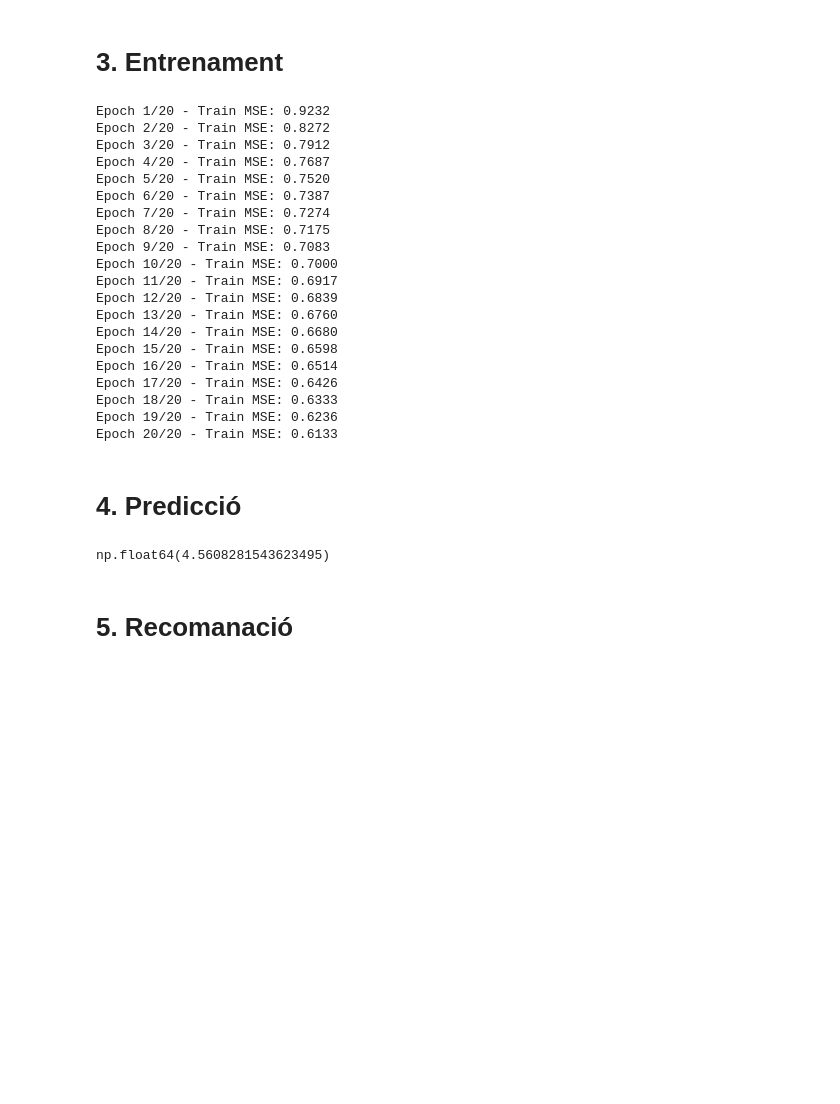
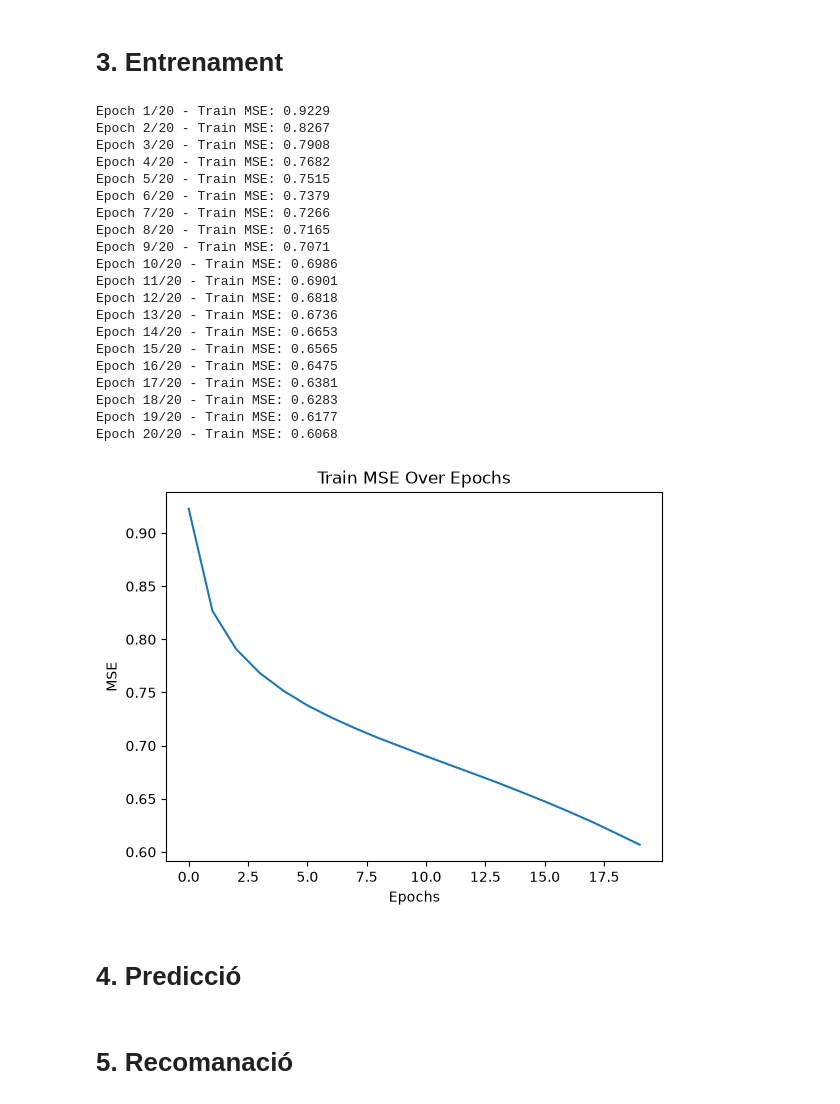
Before and after one commit to marcvergees/TNUI-P2, a Jupyter notebook: notebooks/notebook.ipynb, the cells around one changed output. Cells and saved outputs as stored; diff of their text form; code cells hidden in the pictures; blank space fills up the shorter version.

```diff
--- a/notebooks/notebook.ipynb
+++ b/notebooks/notebook.ipynb
@@ -160,7 +160,7 @@ epochs = 20
 lambda_ = 0.02
 lr = 0.005
 
-# 1. Creació dels mapatges d'índexs únics sobre el train
+# 1. Creació dels mapatges d'índexs únics
 unique_users = ratings_train_set['userId'].unique()
 unique_movies = ratings_train_set['movieId'].unique()
 
@@ -183,58 +183,70 @@ movies_arr = ratings_train_set['movieId'].map(movie2idx).to_numpy()
 ratings_arr = ratings_train_set['rating'].to_numpy()
 
 n_samples = len(ratings_arr)
+
+train_mse_list = []
 
 # 3. Bucle d'entrenament
 for epoch in range(epochs):
     # Permutació d'índexs per fer el shuffle súper ràpid
     indices = np.random.permutation(n_samples)
 
     epoch_loss = 0
 
     for idx in indices:
         u = users_arr[idx]
         i = movies_arr[idx]
         r_ui = ratings_arr[idx]
 
         # Predicció i error
         r_ui_barret = mu + b_u[u] + b_i[i] + np.dot(P[u], Q[i])
         e_ui = r_ui - r_ui_barret
 
         # Guardem còpia del vector original abans d'actualitzar P
         P_u_old = P[u].copy()
 
         # Actualització amb SGD
         b_u[u] += lr * (e_ui - lambda_ * b_u[u])
         b_i[i] += lr * (e_ui - lambda_ * b_i[i])
         P[u] += lr * (e_ui * Q[i] - lambda_ * P_u_old)
         Q[i] += lr * (e_ui * P_u_old - lambda_ * Q[i])
 
         # Acumular error quadràtic pur (MSE)
         epoch_loss += e_ui ** 2
 
     train_mse = epoch_loss / n_samples
+    train_mse_list.append(train_mse)
     print(f'Epoch {epoch + 1}/{epochs} - Train MSE: {train_mse:.4f}')
+
+import matplotlib.pyplot as plt
+
+plt.plot(train_mse_list)
+plt.title('Train MSE Over Epochs')
+plt.xlabel('Epochs')
+plt.ylabel('MSE')
+plt.show()
 # %% [output]
-Epoch 1/20 - Train MSE: 0.9232
-Epoch 2/20 - Train MSE: 0.8272
-Epoch 3/20 - Train MSE: 0.7912
-Epoch 4/20 - Train MSE: 0.7687
-Epoch 5/20 - Train MSE: 0.7520
-Epoch 6/20 - Train MSE: 0.7387
-Epoch 7/20 - Train MSE: 0.7274
-Epoch 8/20 - Train MSE: 0.7175
-Epoch 9/20 - Train MSE: 0.7083
-Epoch 10/20 - Train MSE: 0.7000
-Epoch 11/20 - Train MSE: 0.6917
-Epoch 12/20 - Train MSE: 0.6839
-Epoch 13/20 - Train MSE: 0.6760
-Epoch 14/20 - Train MSE: 0.6680
-Epoch 15/20 - Train MSE: 0.6598
-Epoch 16/20 - Train MSE: 0.6514
-Epoch 17/20 - Train MSE: 0.6426
-Epoch 18/20 - Train MSE: 0.6333
-Epoch 19/20 - Train MSE: 0.6236
-Epoch 20/20 - Train MSE: 0.6133
+Epoch 1/20 - Train MSE: 0.9229
+Epoch 2/20 - Train MSE: 0.8267
+Epoch 3/20 - Train MSE: 0.7908
+Epoch 4/20 - Train MSE: 0.7682
+Epoch 5/20 - Train MSE: 0.7515
+Epoch 6/20 - Train MSE: 0.7379
+Epoch 7/20 - Train MSE: 0.7266
+Epoch 8/20 - Train MSE: 0.7165
+Epoch 9/20 - Train MSE: 0.7071
+Epoch 10/20 - Train MSE: 0.6986
+Epoch 11/20 - Train MSE: 0.6901
+Epoch 12/20 - Train MSE: 0.6818
+Epoch 13/20 - Train MSE: 0.6736
+Epoch 14/20 - Train MSE: 0.6653
+Epoch 15/20 - Train MSE: 0.6565
+Epoch 16/20 - Train MSE: 0.6475
+Epoch 17/20 - Train MSE: 0.6381
+Epoch 18/20 - Train MSE: 0.6283
+Epoch 19/20 - Train MSE: 0.6177
+Epoch 20/20 - Train MSE: 0.6068
+[figure, added]
 # %% [markdown]
 # 4. Predicció
 # %%
@@ -242,18 +254,18 @@ def predict_rating(user_id, movie_id):
     u = user2idx.get(user_id, -1)
     i = movie2idx.get(movie_id, -1)
 
-    if u == -1 or i == -1:
-        return None  # User or movie not found in training set
+    if u == -1:         # user cold start (user not found in training set)
+        return None
+    if i == -1:         # item cold start (item not found in training set)
+        return None
 
-    prediction = P[u].dot(Q[i]) + mu + b_u[u] + b_i[i]
+    prediction = mu + b_u[u] + b_i[i] + P[u].dot(Q[i])
 
-    if prediction < 0:
-        prediction = 0
+    if prediction < 0.5:
+        prediction = 0.5
     elif prediction > 5:
         prediction = 5
     return prediction
-# %% [output]
-np.float64(4.5608281543623495)
 # %% [markdown]
 # 5. Recomanació
 # %%
```
Also changed, not shown: parts of 12 cells of this notebook.
